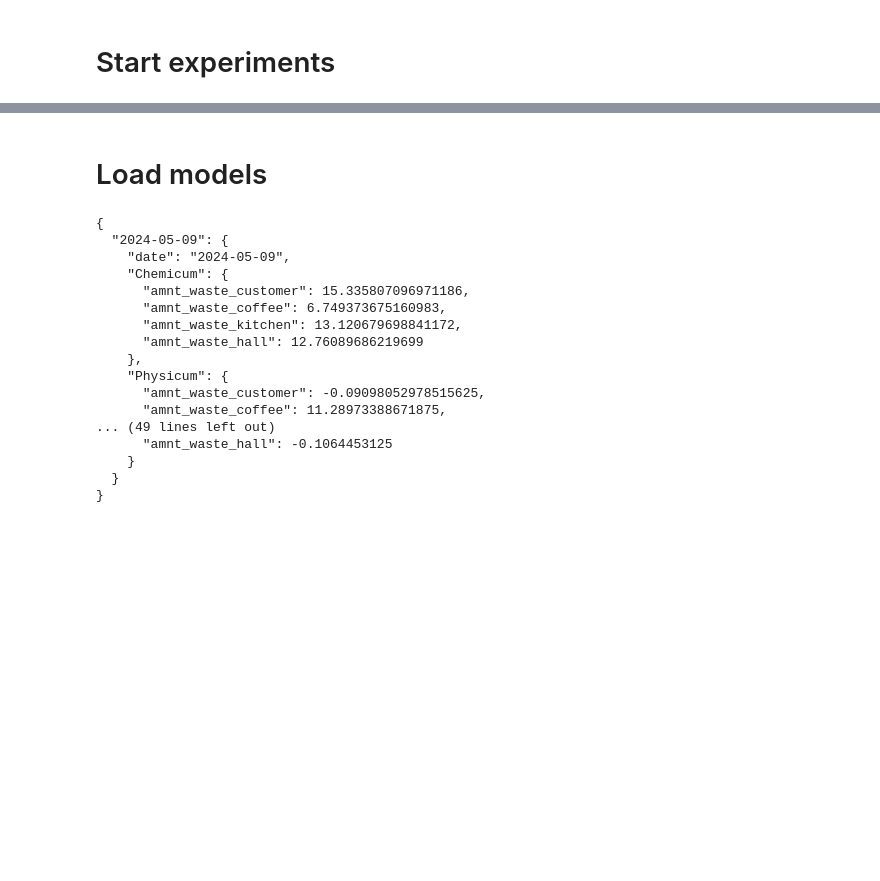
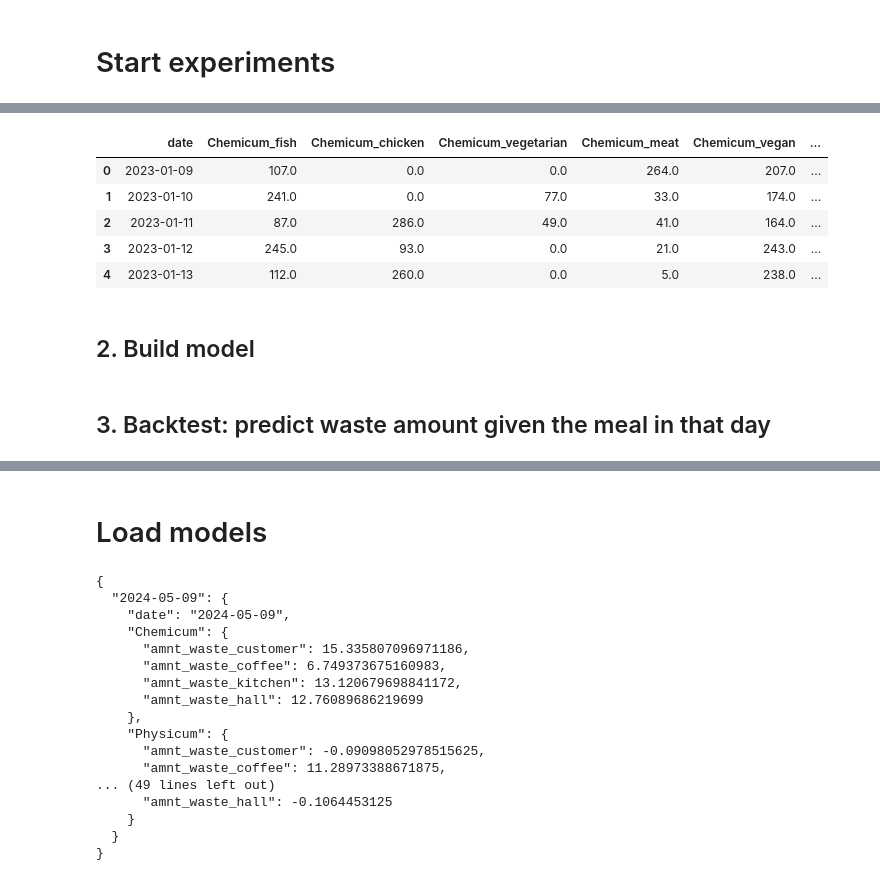
Before and after one commit to Food-Waste-Optimization/Food-Waste-Optimization, a Jupyter notebook: experiments_hoangle/forecast_biowaste.ipynb, the cells around one changed output, grey strips where cells are left out. Drawn from its saved outputs; the diff is of its cells as text; code cells hidden in the pictures; blank space fills up the shorter version.

```diff
--- a/experiments_hoangle/forecast_biowaste.ipynb
+++ b/experiments_hoangle/forecast_biowaste.ipynb
@@ -1041,0 +138,9 @@ s_test_pred.plot(ax=ax, label='test_pred')
+# %%
+df_cov.head()
+# %% [output]
+|  | date | Chemicum_fish | Chemicum_chicken | Chemicum_vegetarian | Chemicum_meat | Chemicum_vegan | ... |
+| 0 | 2023-01-09 | 107.0 | 0.0 | 0.0 | 264.0 | 207.0 | ... |
+| 1 | 2023-01-10 | 241.0 | 0.0 | 77.0 | 33.0 | 174.0 | ... |
+| 2 | 2023-01-11 | 87.0 | 286.0 | 49.0 | 41.0 | 164.0 | ... |
+| 3 | 2023-01-12 | 245.0 | 93.0 | 0.0 | 21.0 | 243.0 | ... |
+| 4 | 2023-01-13 | 112.0 | 260.0 | 0.0 | 5.0 | 238.0 | ... |
@@ -1041,0 +179,2 @@ s_test_pred.plot(ax=ax, label='test_pred')
+# %% [markdown]
+## 2. Build model
@@ -1041,0 +201,2 @@ s_test_pred.plot(ax=ax, label='test_pred')
+# %% [markdown]
+## 3. Backtest: predict waste amount given the meal in that day
```
Also changed, not shown: parts of 69 cells of this notebook, 1 other file.
